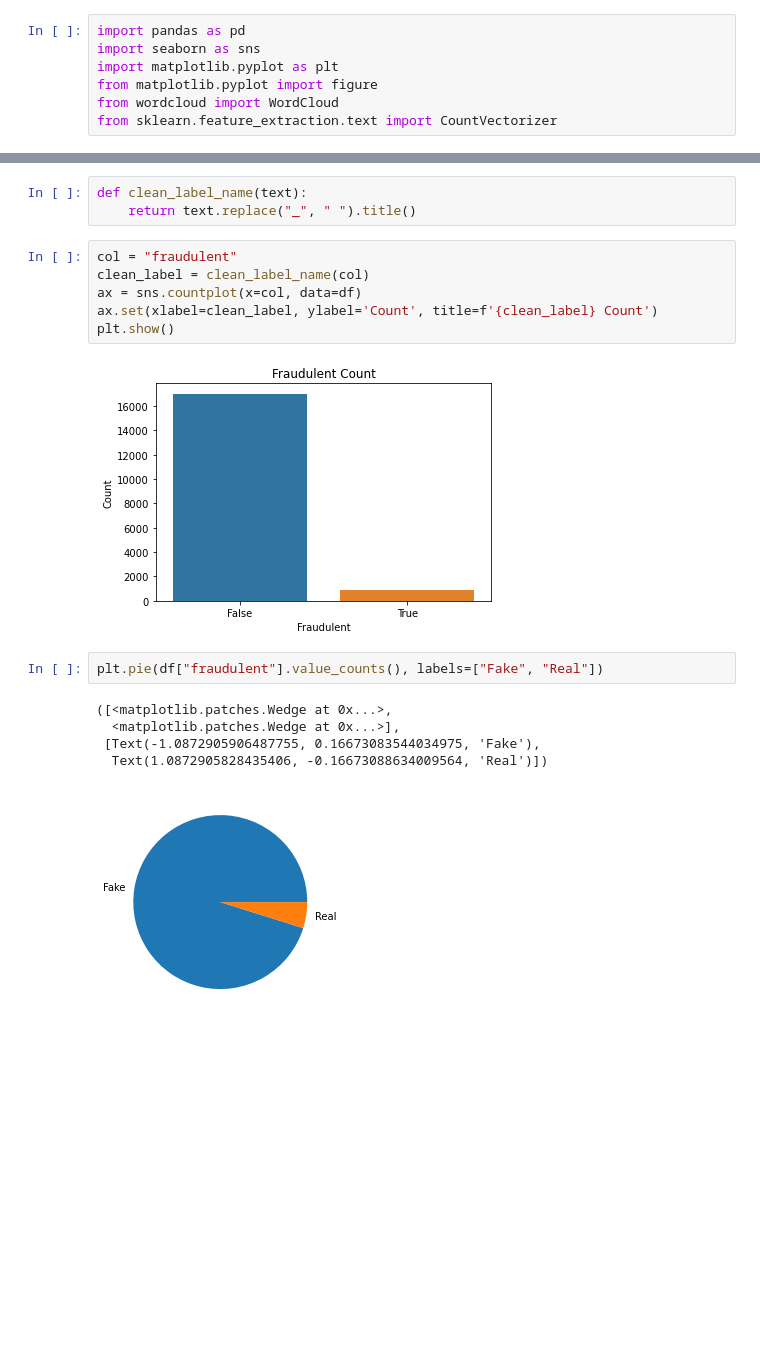
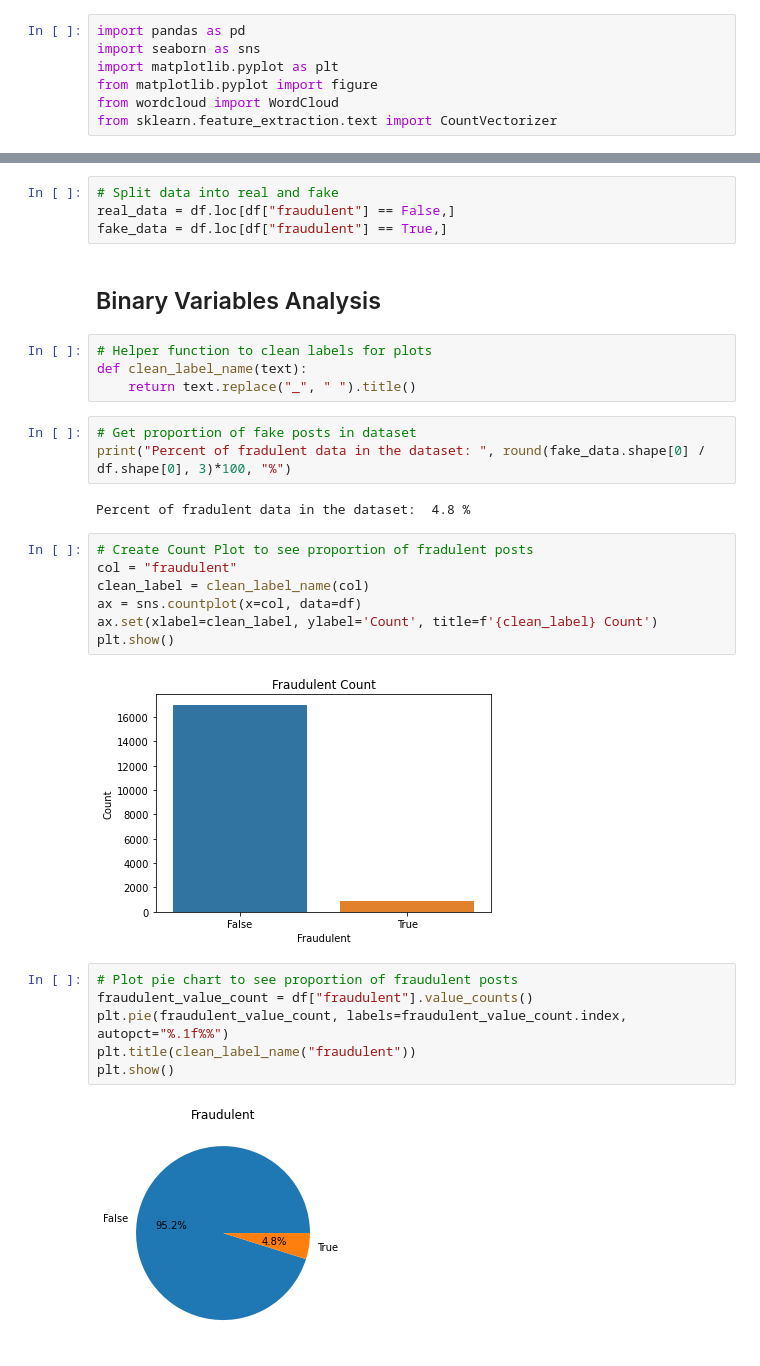
Before and after one commit to RodAli/fake-job-postings-analysis, a Jupyter notebook: Data_Visualization.ipynb, the cells around one changed output, grey strips where cells are left out. Saved outputs shown, nothing was run; the diff lists cells and outputs as text; blank space fills up the shorter version.

Commit message:
Added some categorical variable visualizations

```diff
--- a/Data_Visualization.ipynb
+++ b/Data_Visualization.ipynb
@@ -20,10 +24,23 @@ df.head()
 | 3 | False | True | False | NaN | NaN | ... |
 | 4 | False | True | False | Full-time | Standard | ... |
 | 5 | False | True | True | Full-time | Standard | ... |
+# %%
+# Split data into real and fake
+real_data = df.loc[df["fraudulent"] == False,]
+fake_data = df.loc[df["fraudulent"] == True,]
+# %% [markdown]
+## Binary Variables Analysis
 # %%
+# Helper function to clean labels for plots
 def clean_label_name(text):
     return text.replace("_", " ").title()
+# %%
+# Get proportion of fake posts in dataset
+print("Percent of fradulent data in the dataset: ", round(fake_data.shape[0] / df.shape[0], 3)*100, "%")
+# %% [output]
+Percent of fradulent data in the dataset:  4.8 %
 # %%
+# Create Count Plot to see proportion of fradulent posts
 col = "fraudulent"
 clean_label = clean_label_name(col)
 ax = sns.countplot(x=col, data=df)
@@ -32,10 +49,10 @@ plt.show()
 # %% [output]
 [figure]
 # %%
-plt.pie(df["fraudulent"].value_counts(), labels=["Fake", "Real"])
+# Plot pie chart to see proportion of fraudulent posts
+fraudulent_value_count = df["fraudulent"].value_counts()
+plt.pie(fraudulent_value_count, labels=fraudulent_value_count.index, autopct="%.1f%%")
+plt.title(clean_label_name("fraudulent"))
+plt.show()
 # %% [output]
-([<matplotlib.patches.Wedge at 0x...>,
-  <matplotlib.patches.Wedge at 0x...>],
- [Text(-1.0872905906487755, 0.16673083544034975, 'Fake'),
-  Text(1.0872905828435406, -0.16673088634009564, 'Real')])
-[figure, old version]
+[figure, new version]
```
Also changed, not shown: parts of 17 cells of this notebook.
